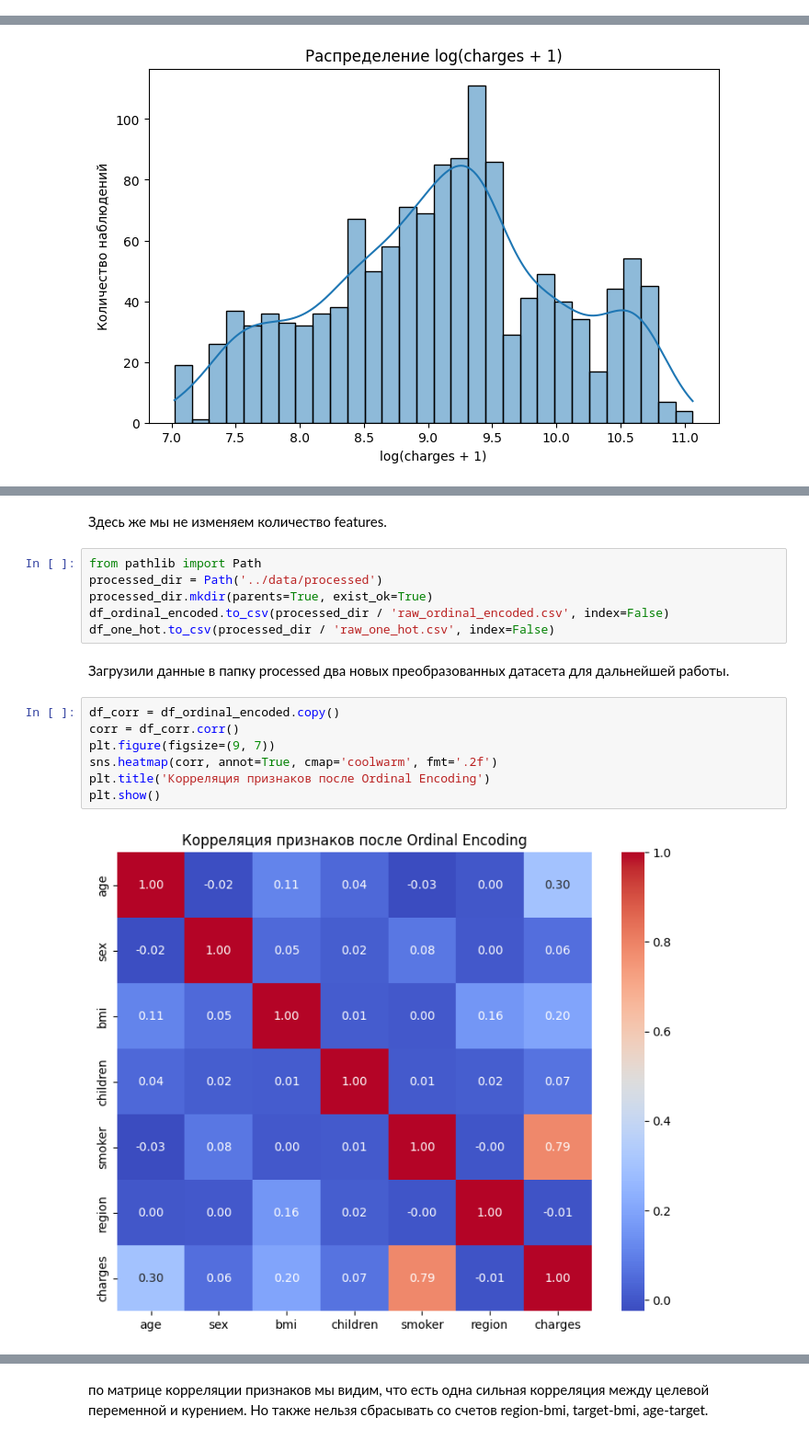
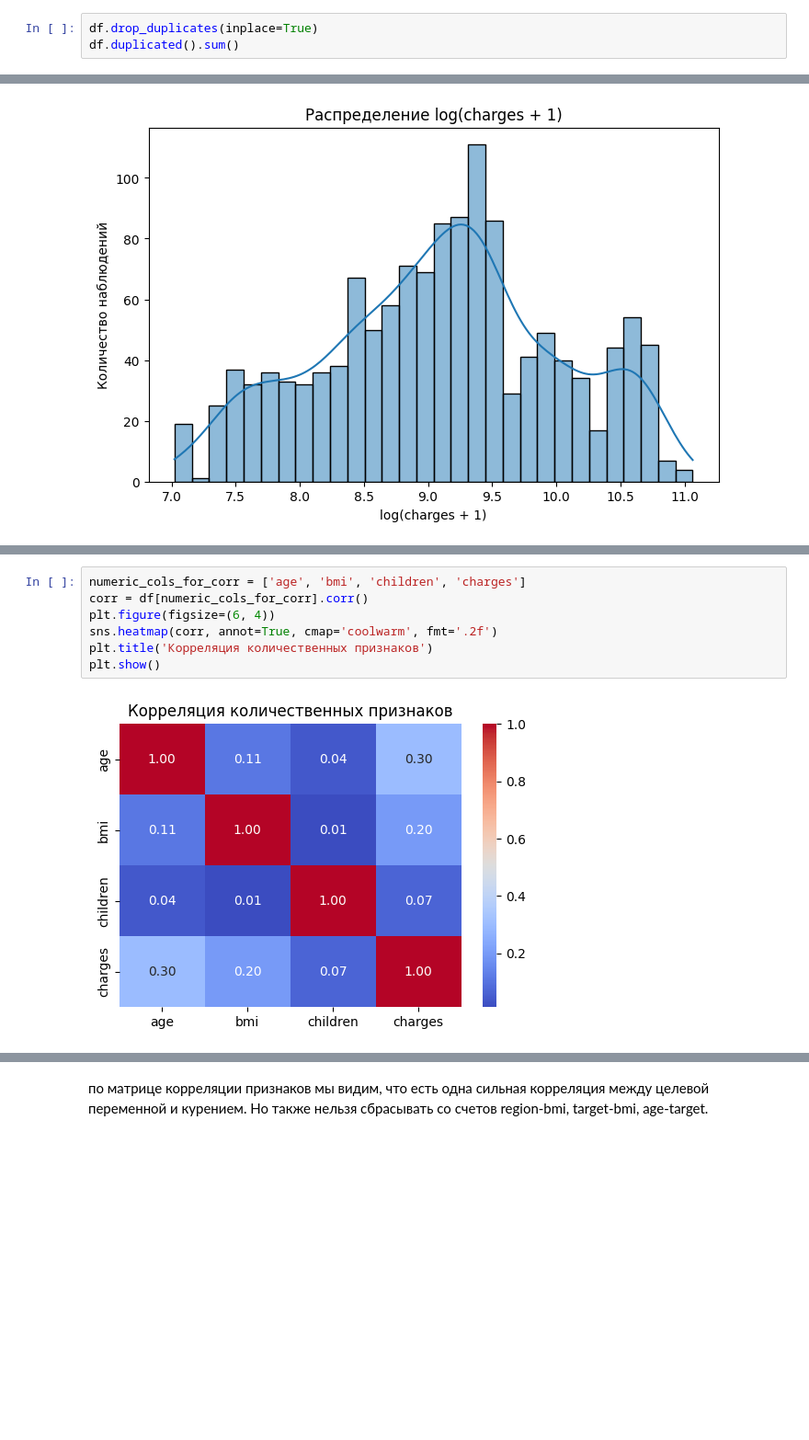
Before and after one commit to elena-kornaeva/Practice_DecisionTreeRegressor, a Jupyter notebook: notebooks/01_EDA.ipynb, the cells around one changed output, grey strips where cells are left out. Shown at 92% size. Drawn from its saved outputs; the diff is of its cells as text; blank space fills up the shorter version.

```diff
--- a/notebooks/01_EDA.ipynb
+++ b/notebooks/01_EDA.ipynb
@@ -37,0 +40,3 @@ dtype: int64
+# %%
+df.drop_duplicates(inplace=True)
+df.duplicated().sum()
@@ -134,19 +130,9 @@ df_ordinal_encoded
-# %% [markdown]
-Здесь же мы не изменяем количество features.
-# %%
-from pathlib import Path
-processed_dir = Path('../data/processed')
-processed_dir.mkdir(parents=True, exist_ok=True)
-df_ordinal_encoded.to_csv(processed_dir / 'raw_ordinal_encoded.csv', index=False)
-df_one_hot.to_csv(processed_dir / 'raw_one_hot.csv', index=False)
-# %% [markdown]
-Загрузили данные в папку processed два новых преобразованных датасета для дальнейшей работы.
 # %%
-df_corr = df_ordinal_encoded.copy()
-corr = df_corr.corr()
-plt.figure(figsize=(9, 7))
+numeric_cols_for_corr = ['age', 'bmi', 'children', 'charges']
+corr = df[numeric_cols_for_corr].corr()
+plt.figure(figsize=(6, 4))
 sns.heatmap(corr, annot=True, cmap='coolwarm', fmt='.2f')
-plt.title('Корреляция признаков после Ordinal Encoding')
+plt.title('Корреляция количественных признаков')
 plt.show()
 # %% [output]
-[figure, old version]
+[figure, new version]
```
Also changed, not shown: parts of 16 cells of this notebook, 13 other files.
